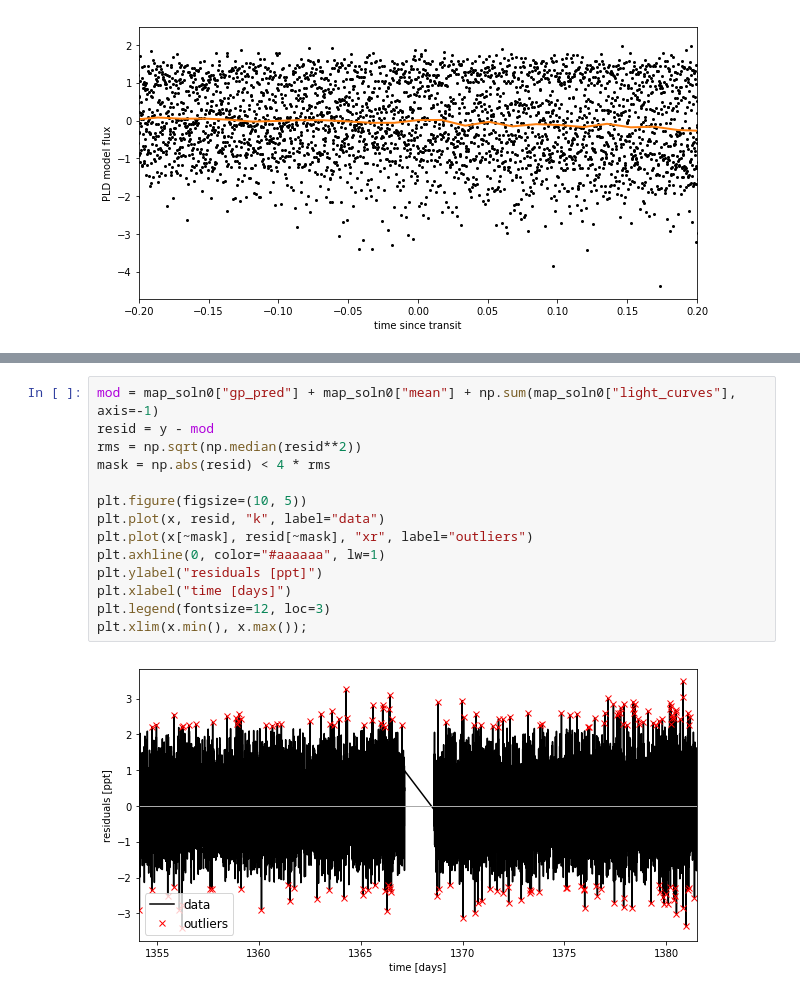
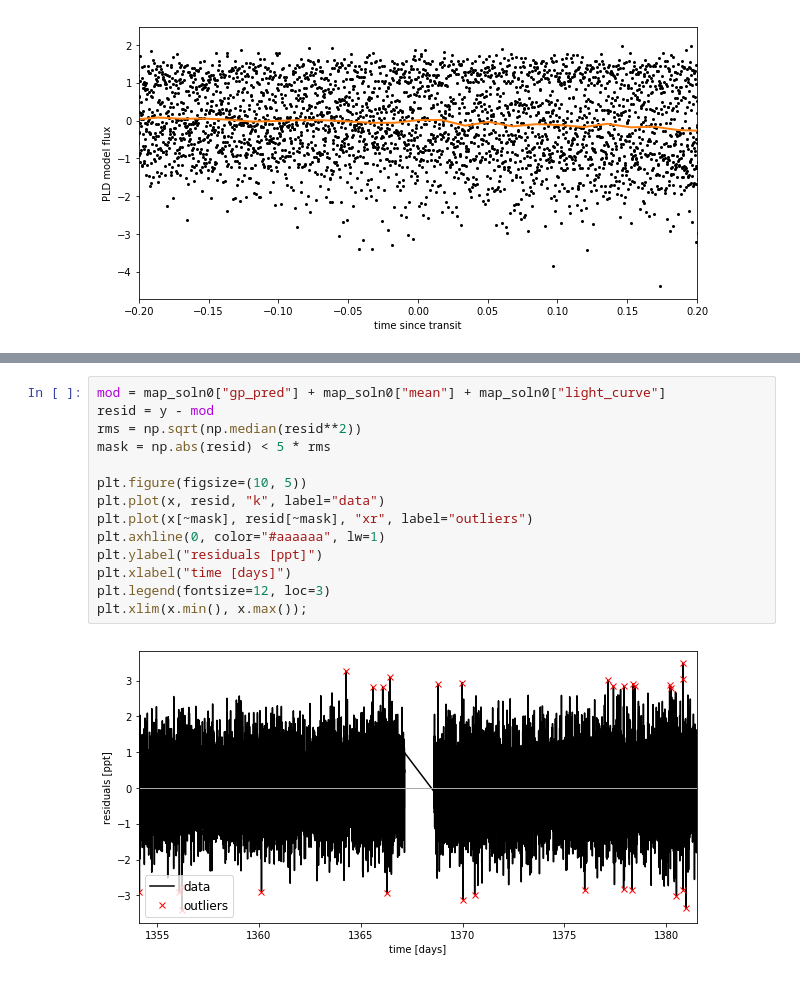
Before and after one commit to mrtommyb/l98-59-transitmodel, a Jupyter notebook: code/exoplanet-test.ipynb, the cells around one changed output, grey strips where cells are left out. Cells and saved outputs as stored; diff of their text form.

```diff
--- a/code/exoplanet-test.ipynb
+++ b/code/exoplanet-test.ipynb
@@ -304,19 +327,19 @@ plot_light_curve(map_soln0);
 # %% [output]
 [figure]
 # %%
-mod = map_soln0["gp_pred"] + map_soln0["mean"] + np.sum(map_soln0["light_curves"], axis=-1)
+mod = map_soln0["gp_pred"] + map_soln0["mean"] + map_soln0["light_curve"]
 resid = y - mod
 rms = np.sqrt(np.median(resid**2))
-mask = np.abs(resid) < 4 * rms
+mask = np.abs(resid) < 5 * rms
 
 plt.figure(figsize=(10, 5))
 plt.plot(x, resid, "k", label="data")
 plt.plot(x[~mask], resid[~mask], "xr", label="outliers")
 plt.axhline(0, color="#aaaaaa", lw=1)
 plt.ylabel("residuals [ppt]")
 plt.xlabel("time [days]")
 plt.legend(fontsize=12, loc=3)
 plt.xlim(x.min(), x.max());
 # %% [output]
-[figure, old version]
+[figure, new version]
 # %%
```
Also changed, not shown: parts of 22 cells of this notebook, 4 other files.
